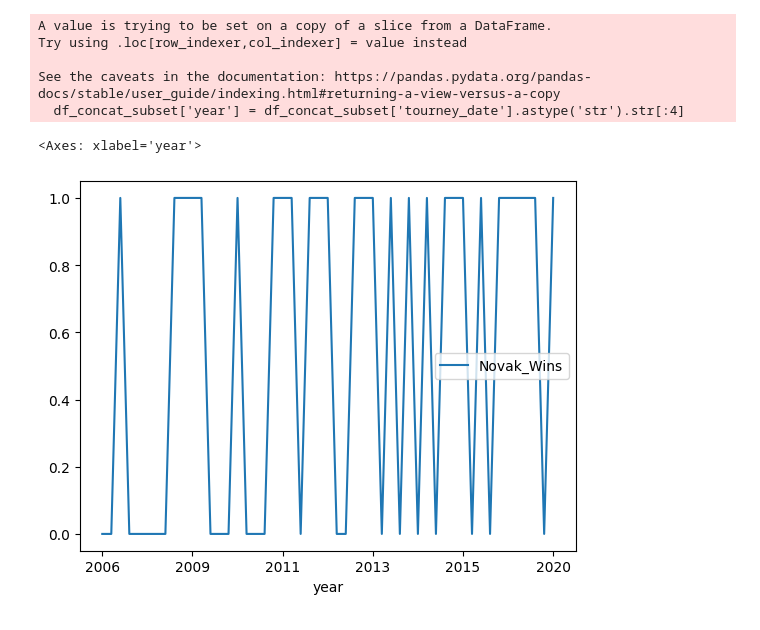
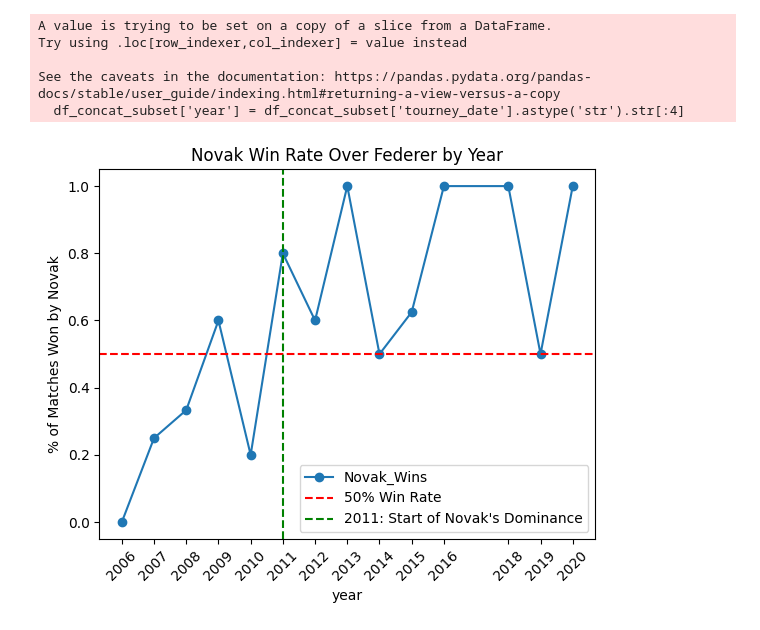
Before and after one commit to sivamovva/TennisEDA, a Jupyter notebook: tennis_eda_main.ipynb, the cells around one changed output. Saved outputs shown, nothing was run; the diff lists cells and outputs as text; code cells hidden in the pictures.

```diff
--- a/tennis_eda_main.ipynb
+++ b/tennis_eda_main.ipynb
@@ -364,9 +364,20 @@ Try using .loc[row_indexer,col_indexer] = value instead
 
 See the caveats in the documentation: https://pandas.pydata.org/pandas-docs/stable/user_guide/indexing.html#returning-a-view-versus-a-copy
   df_concat_subset['year'] = df_concat_subset['tourney_date'].astype('str').str[:4]
-# %%
-# now plot novak's win rate by year
-df_concat_subset.plot(kind='line', x='year',y='Novak_Wins')
-# %% [output]
-<Axes: xlabel='year'>
-[figure, removed]
+# %%
+# now plot novak's win rate by year
+import matplotlib.pyplot as plt
+
+avg_novak_wins = df_concat_subset.groupby('year')['Novak_Wins'].mean().reset_index()
+avg_novak_wins['year'] = pd.to_numeric(avg_novak_wins['year'], errors='coerce')
+ax = avg_novak_wins.plot(x='year', y='Novak_Wins', kind='line', marker='o', title='Novak Win Rate Over Federer by Year')
+ax.set_ylabel('% of Matches Won by Novak')
+ax.axhline(y=0.5, color='r', linestyle='--', label='50% Win Rate')
+
+ax.set_xticks(avg_novak_wins['year'])
+ax.tick_params(axis='x', rotation=45)
+ax.axvline(x=2011, color='g', linestyle='--', label='2011: Start of Novak\'s Dominance')
+ax.legend()
+plt.show()
+# %% [output]
+[figure, added]
```
Also changed, not shown: parts of 6 cells of this notebook.
